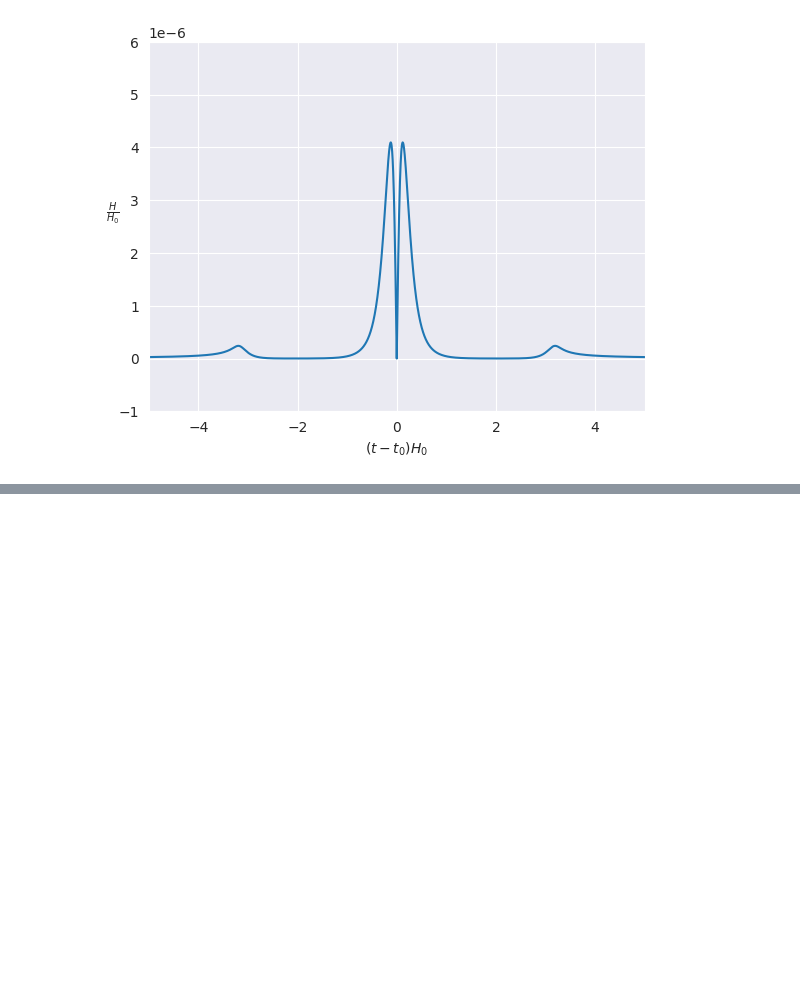
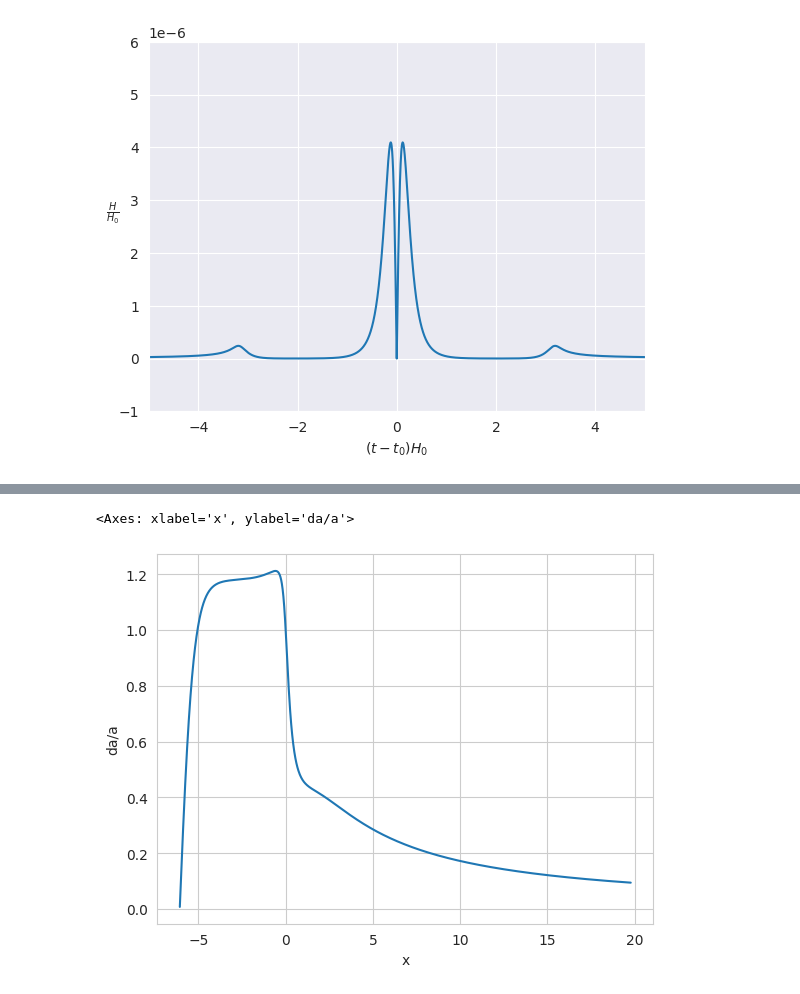
Before and after one commit to Rafkat/BianchiIX_visualisations, a Jupyter notebook: bIX_visualisations.ipynb, the cells around one changed output, grey strips where cells are left out. Cells and saved outputs as stored; diff of their text form; code cells hidden in the pictures; blank space fills up the shorter version.

```diff
--- a/bIX_visualisations.ipynb
+++ b/bIX_visualisations.ipynb
@@ -445,0 +448,5 @@ plt.xlim([-5, 5])
+# %%
+df_bIX_upside_a = pd.read_csv('bianchiIX_anisotropic_eta_0.072000_omega_2_0.000010_omega_0_0.010000_omega_3_0.000000_omega_4_0.000000_dbp_0.000000_dbm_0.000000_bp_0.000000_bm_0.000000_1000p_upside.txt', sep=" ", header=None)
+df_bIX_upside_a.columns = ['x', 'a', 'da', 'phi', 'dbp', 'dbm', 'bp', 'bm']
+df_bIX_upside_a['da/a'] = df_bIX_upside_a['da'] / df_bIX_upside_a['a']
+df_bIX_upside_a['x'] = df_bIX_upside_a['x']
@@ -445,0 +469,5 @@ plt.xlim([-5, 5])
+# %%
+sns.lineplot(df_bIX_upside_a, x='x', y='da/a')
+# %% [output]
+<Axes: xlabel='x', ylabel='da/a'>
+[figure, added]
```
Also changed, not shown: parts of 10 cells of this notebook, 4 other files.
